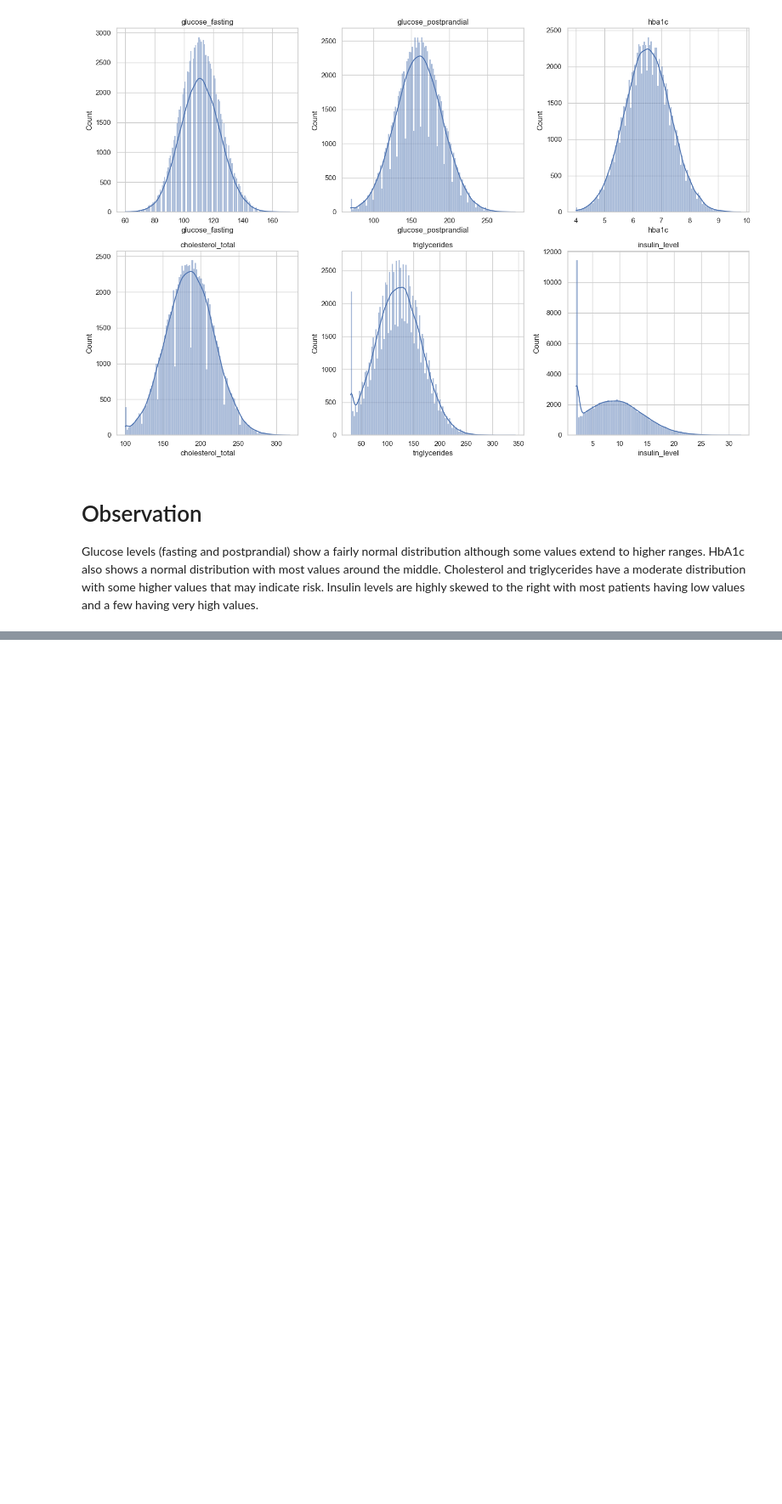
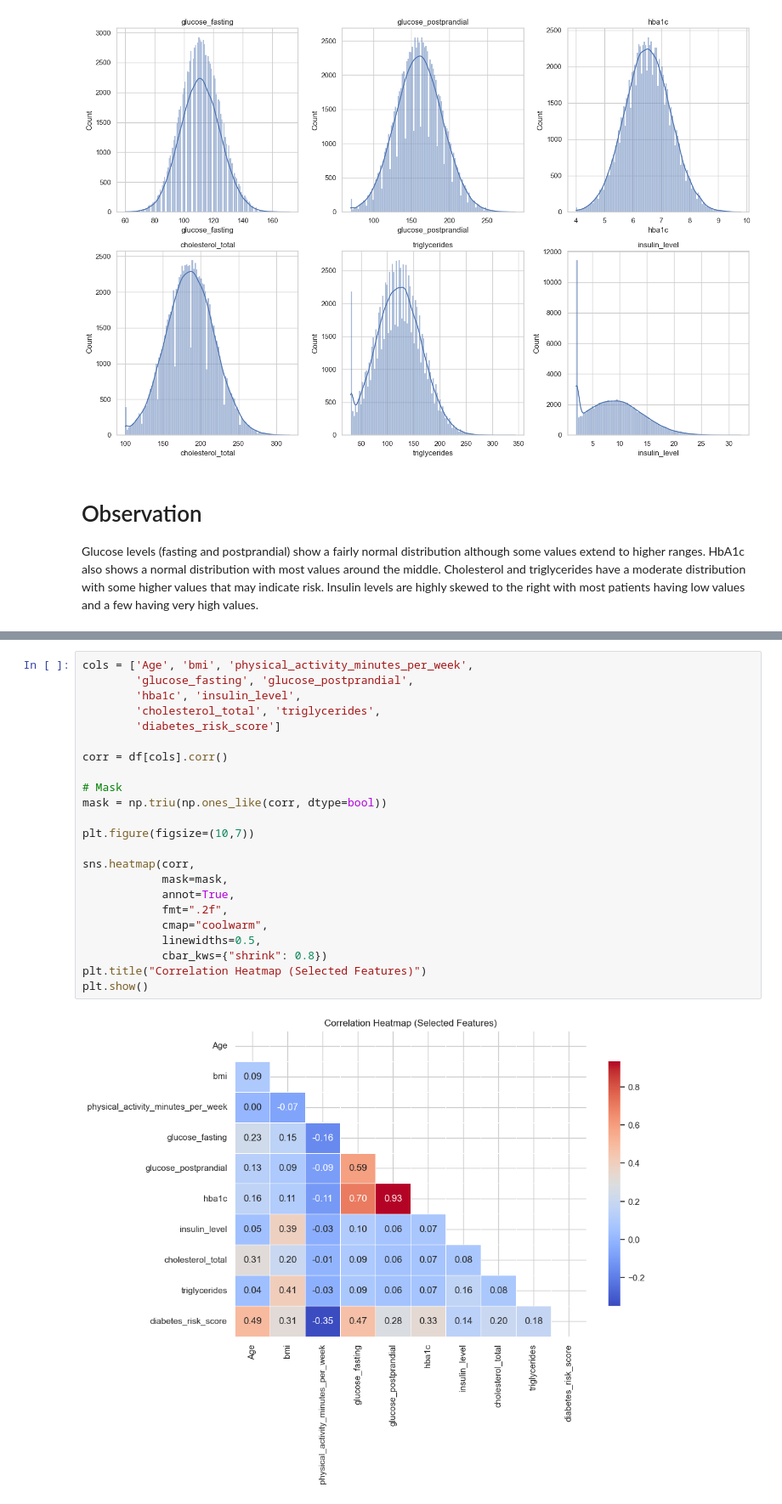
Before and after one commit to m-vs-0502/MLG382-Assignment1---Group-11, a Jupyter notebook: notebooks/01_data_exploration.ipynb, the cells around one changed output, grey strips where cells are left out. Shown at 85% size. Cells and saved outputs as stored; diff of their text form; blank space fills up the shorter version.

```diff
--- a/notebooks/01_data_exploration.ipynb
+++ b/notebooks/01_data_exploration.ipynb
@@ -181,0 +227,25 @@ Insulin levels are highly skewed to the right with most patients having low valu
+# %%
+cols = ['Age', 'bmi', 'physical_activity_minutes_per_week',
+        'glucose_fasting', 'glucose_postprandial',
+        'hba1c', 'insulin_level',
+        'cholesterol_total', 'triglycerides',
+        'diabetes_risk_score']
+
+corr = df[cols].corr()
+
+# Mask
+mask = np.triu(np.ones_like(corr, dtype=bool))
+
+plt.figure(figsize=(10,7))
+
+sns.heatmap(corr,
+            mask=mask,
+            annot=True,
+            fmt=".2f",
+            cmap="coolwarm",
+            linewidths=0.5,
+            cbar_kws={"shrink": 0.8})
+plt.title("Correlation Heatmap (Selected Features)")
+plt.show()
+# %% [output]
+[figure, added]
```
Also changed, not shown: parts of 8 cells of this notebook.
